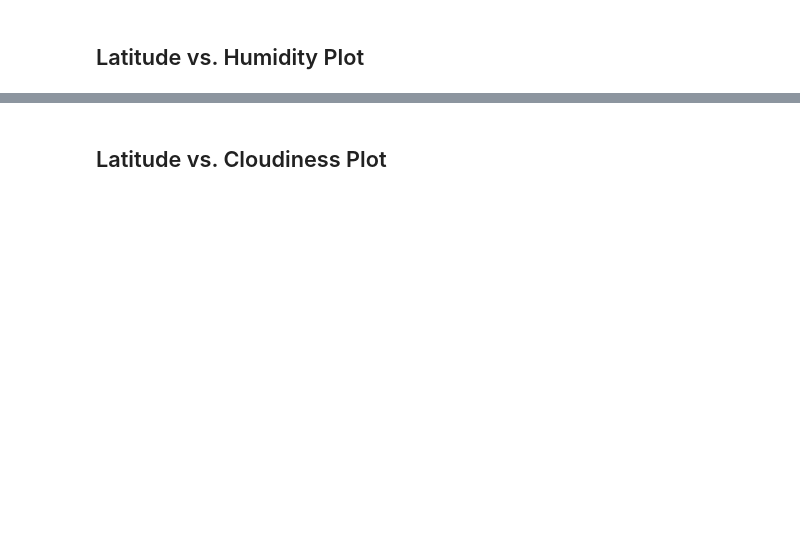
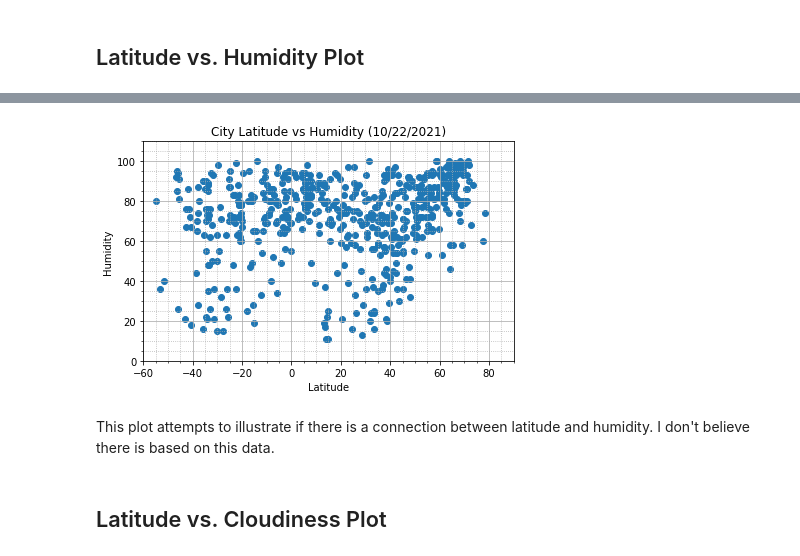
Before and after one commit to cchickowski/OpenWeather-API-Analysis, a Jupyter notebook: WeatherPy.ipynb, the cells around one changed output, grey strips where cells are left out. Saved outputs shown, nothing was run; the diff lists cells and outputs as text; code cells hidden in the pictures; blank space fills up the shorter version.

```diff
--- a/WeatherPy.ipynb
+++ b/WeatherPy.ipynb
@@ -155,2 +182,22 @@ Int64Index([], dtype='int64')
+# %%
+x_vals = cities_data_df["Latitude"]
+y_vals = cities_data_df["Humidity"]
+
+plt.scatter(x_vals,y_vals)
+plt.title('City Latitude vs Humidity (10/22/2021)')
+plt.xlabel('Latitude')
+plt.ylabel('Humidity')
+plt.ylim(-0, 110)
+plt.xlim(-60, 90)
+plt.minorticks_on()
+plt.grid(which='major', linestyle='-')
+plt.grid(which='minor', linestyle=':')
+plt.tight_layout()
+plt.savefig("latvshumidity.png")
+plt.show()
+# %% [output]
+[figure, added]
+# %% [markdown]
+This plot attempts to illustrate if there is a connection between latitude and humidity. I don't believe there is based on this data.
 # %% [markdown]
 ## Latitude vs. Cloudiness Plot
```
Also changed, not shown: parts of 46 cells of this notebook, 15 other files.
